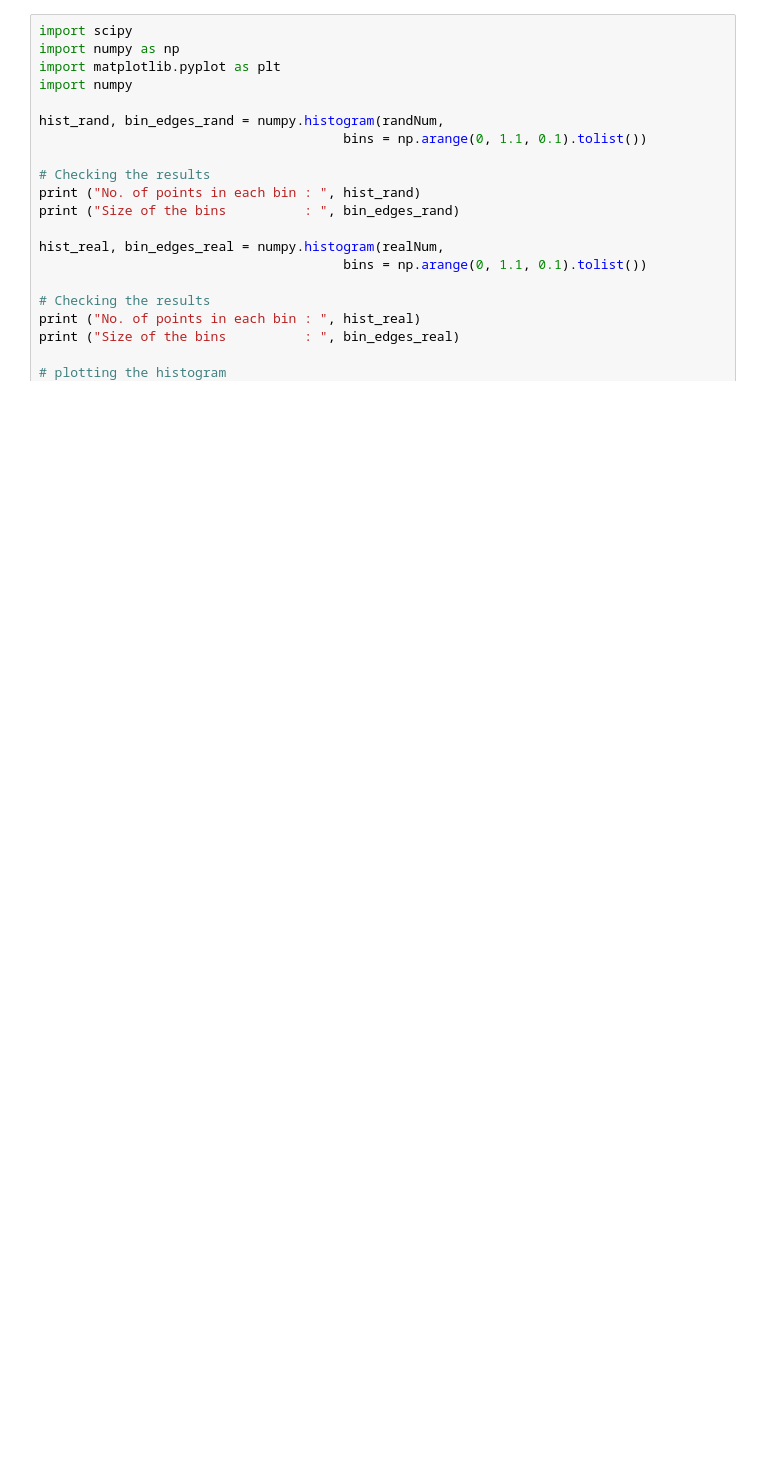
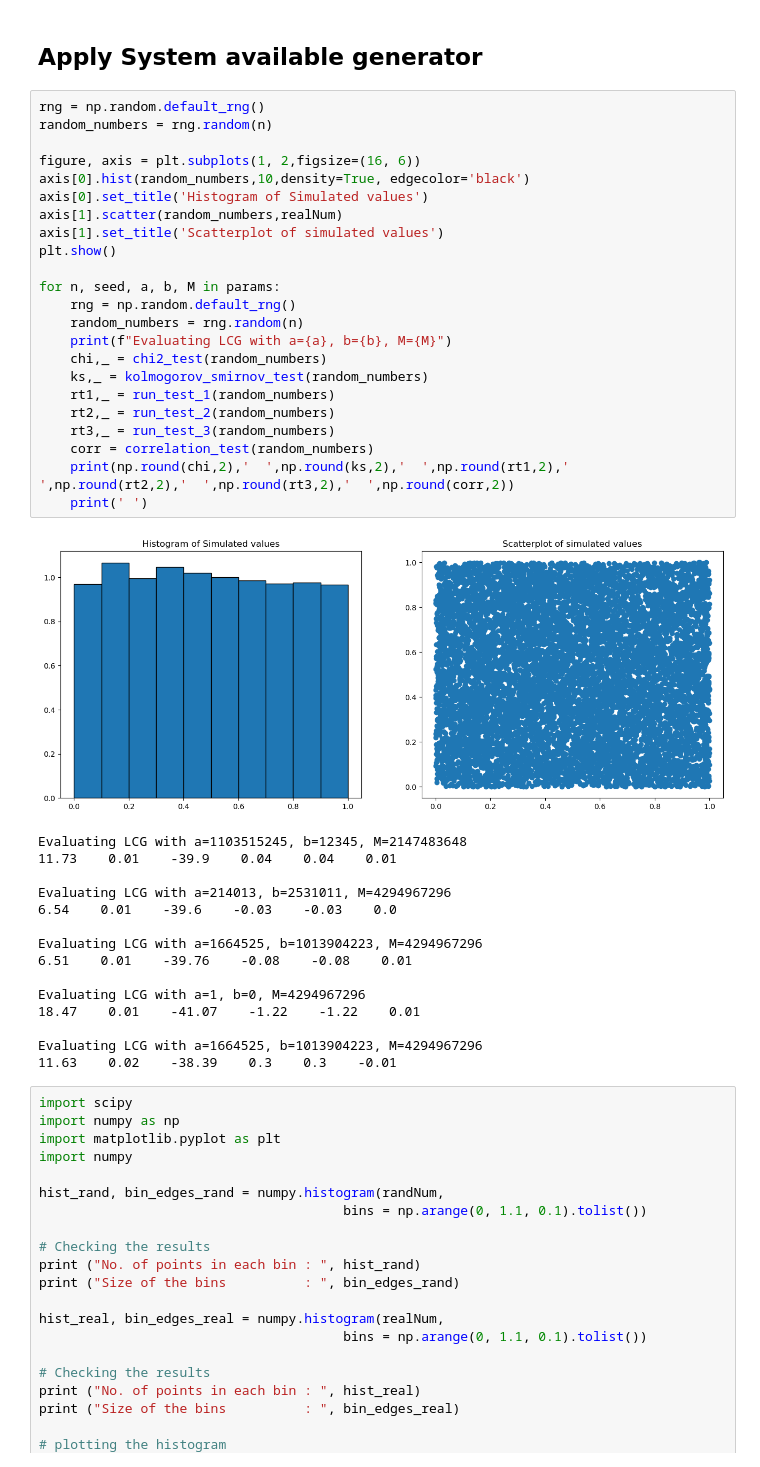
Before and after one commit to Fuglede30/Stokastisk_sim_2, a Jupyter notebook: 1_GeneratingRandomNum.ipynb.ipynb, the cells around one changed output. Saved outputs shown, nothing was run; the diff lists cells and outputs as text; blank space fills up the shorter version.

```diff
--- a/1_GeneratingRandomNum.ipynb.ipynb
+++ b/1_GeneratingRandomNum.ipynb.ipynb
@@ -36,3 +121,44 @@ range(0, 10)
+# %% [markdown]
+## Apply System available generator
+# %%
+rng = np.random.default_rng()
+random_numbers = rng.random(n)
+
+figure, axis = plt.subplots(1, 2,figsize=(16, 6))
+axis[0].hist(random_numbers,10,density=True, edgecolor='black')
+axis[0].set_title('Histogram of Simulated values')
+axis[1].scatter(random_numbers,realNum)
+axis[1].set_title('Scatterplot of simulated values')
+plt.show()
+
+for n, seed, a, b, M in params:
+    rng = np.random.default_rng()
+    random_numbers = rng.random(n)
+    print(f"Evaluating LCG with a={a}, b={b}, M={M}")
+    chi,_ = chi2_test(random_numbers)
+    ks,_ = kolmogorov_smirnov_test(random_numbers)
+    rt1,_ = run_test_1(random_numbers)
+    rt2,_ = run_test_2(random_numbers)
+    rt3,_ = run_test_3(random_numbers)
+    corr = correlation_test(random_numbers)
+    print(np.round(chi,2),'  ',np.round(ks,2),'  ',np.round(rt1,2),'  ',np.round(rt2,2),'  ',np.round(rt3,2),'  ',np.round(corr,2))
+    print(' ')
+# %% [output]
+[figure, added]
+Evaluating LCG with a=1103515245, b=12345, M=2147483648
+11.73    0.01    -39.9    0.04    0.04    0.01
+
+Evaluating LCG with a=214013, b=2531011, M=4294967296
+6.54    0.01    -39.6    -0.03    -0.03    0.0
+
+Evaluating LCG with a=1664525, b=1013904223, M=4294967296
+6.51    0.01    -39.76    -0.08    -0.08    0.01
+
+Evaluating LCG with a=1, b=0, M=4294967296
+18.47    0.01    -41.07    -1.22    -1.22    0.01
+
+Evaluating LCG with a=1664525, b=1013904223, M=4294967296
+11.63    0.02    -38.39    0.3    0.3    -0.01
 # %%
 import scipy
 import numpy as np
```
Also changed, not shown: parts of 8 cells of this notebook, 2 other files.
